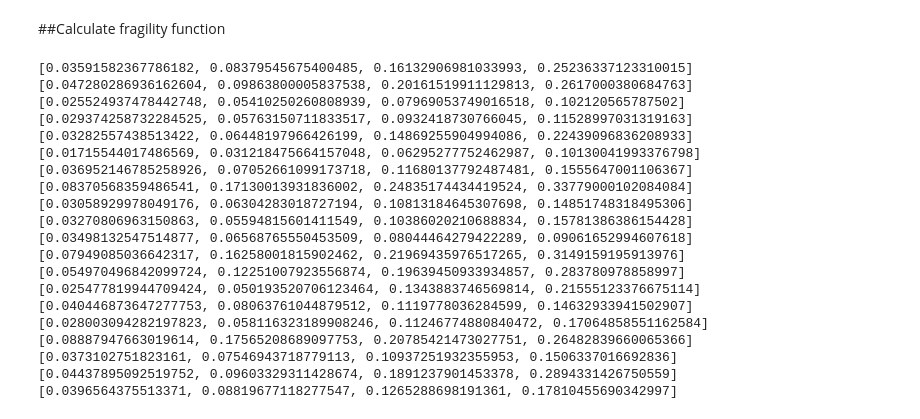
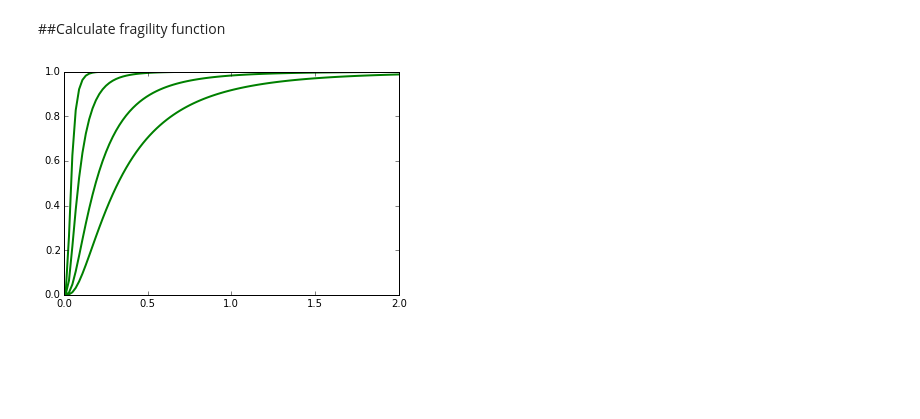
Before and after one commit to GEMScienceTools/rmtk, a Jupyter notebook: rmtk/vulnerability/derivation_fragility/hybrid_methods/N2/N2.ipynb, the cells around one changed output. Cells and saved outputs as stored; diff of their text form; code cells hidden in the pictures; blank space fills up the shorter version.

```diff
--- a/rmtk/vulnerability/derivation_fragility/hybrid_methods/N2/N2.ipynb
+++ b/rmtk/vulnerability/derivation_fragility/hybrid_methods/N2/N2.ipynb
@@ -38,32 +29,13 @@ utils.plot_response_spectra(gmrs,minT,maxT)
 # %% [markdown]
 ##Calculate fragility function
 # %%
-import sys
-sys.path.append('../../../common')
-import utils
-import capacitySpectrumMethod
+import N2Method
 
 damage_model = utils.read_damage_model('/Users/vitorsilva/Documents/GEM/git/gem/rmtk_data/damage_model.csv')
-damping_model = 'Priesley_et_al2007'
-fragility_model = capacitySpectrumMethod.calculate_fragility(capacity_curves,gmrs,damage_model,damping_model)
+damping = 0.05
+T = 2.0
+PDM, Sds = N2Method.calculate_fragility(capacity_curves,gmrs,damage_model,damping)
+fragility_model = utils.calculate_mean_fragility(gmrs,PDM,T,damping,'Sa',damage_model)
+utils.plot_fragility_model(fragility_model,0.01,2)
 # %% [output]
-[0.03591582367786182, 0.08379545675400485, 0.16132906981033993, 0.25236337123310015]
-[0.047280286936162604, 0.09863800005837538, 0.20161519911129813, 0.2617000380684763]
-[0.025524937478442748, 0.05410250260808939, 0.07969053749016518, 0.102120565787502]
-[0.029374258732284525, 0.05763150711833517, 0.0932418730766045, 0.11528997031319163]
-[0.03282557438513422, 0.06448197966426199, 0.14869255904994086, 0.22439096836208933]
-[0.01715544017486569, 0.031218475664157048, 0.06295277752462987, 0.10130041993376798]
-[0.036952146785258926, 0.07052661099173718, 0.11680137792487481, 0.1555647001106367]
-[0.08370568359486541, 0.17130013931836002, 0.24835174434419524, 0.33779000102084084]
-[0.03058929978049176, 0.06304283018727194, 0.10813184645307698, 0.14851748318495306]
-[0.03270806963150863, 0.05594815601411549, 0.10386020210688834, 0.15781386386154428]
-[0.03498132547514877, 0.06568765550453509, 0.08044464279422289, 0.09061652994607618]
-[0.07949085036642317, 0.16258001815902462, 0.21969435976517265, 0.3149159195913976]
-[0.054970496842099724, 0.12251007923556874, 0.19639450933934857, 0.283780978858997]
-[0.025477819944709424, 0.050193520706123464, 0.1343883746569814, 0.21555123376675114]
-[0.040446873647277753, 0.08063761044879512, 0.1119778036284599, 0.14632933941502907]
-[0.028003094282197823, 0.058116323189908246, 0.11246774880840472, 0.17064858551162584]
-[0.08887947663019614, 0.17565208689097753, 0.20785421473027751, 0.26482839660065366]
-[0.0373102751823161, 0.07546943718779113, 0.10937251932355953, 0.1506337016692836]
-[0.04437895092519752, 0.09603329311428674, 0.1891237901453378, 0.2894331426750559]
-[0.0396564375513371, 0.08819677118277547, 0.1265288698191361, 0.17810455690342997]
+[figure, added]
```
Also changed, not shown: parts of 4 cells of this notebook, 16 other files.
